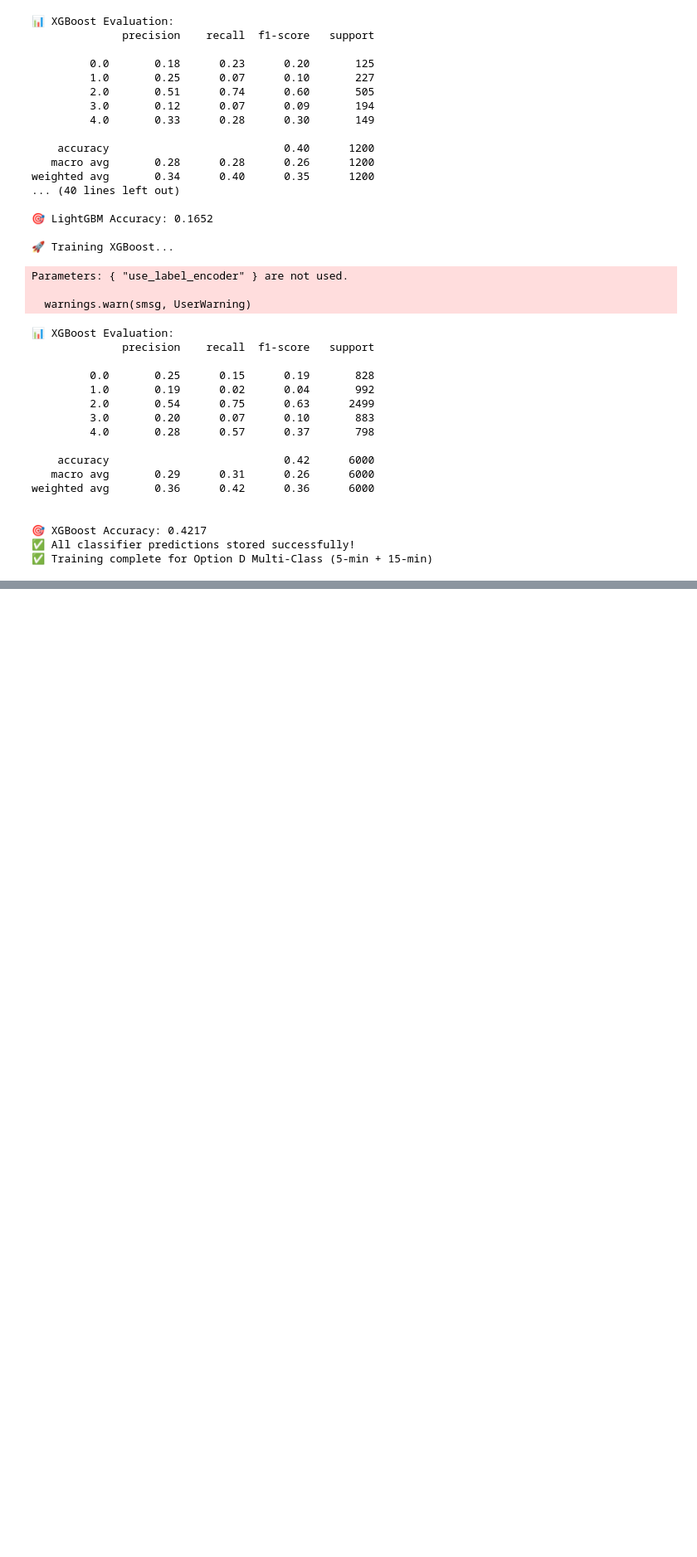
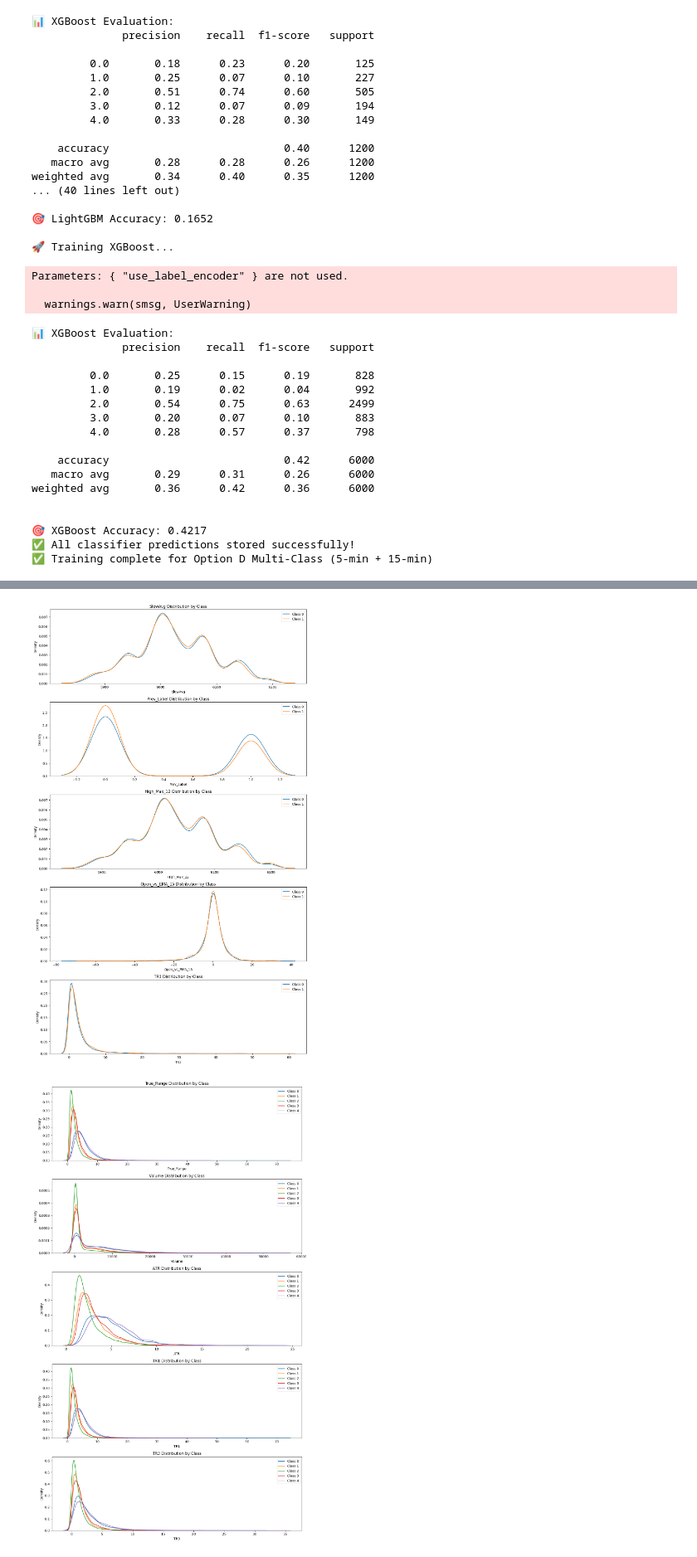
Before and after one commit to OfirItzhaky/intra-algo, a Jupyter notebook: backend/improving_classifiers_30000.ipynb, the cells around one changed output, grey strips where cells are left out. Shown at 83% size. Cells and saved outputs as stored; diff of their text form; code cells hidden in the pictures; blank space fills up the shorter version.

```diff
--- a/backend/improving_classifiers_30000.ipynb
+++ b/backend/improving_classifiers_30000.ipynb
@@ -2773,0 +3156,68 @@ weighted avg       0.36      0.42      0.36      6000
+# %%
+def plot_feature_distributions(trainer_obj, name, X_train, y_train, top_features=None, n_features=5):
+    """
+    Plot feature distributions separated by class.
+
+    Args:
+        trainer_obj: The trainer object
+        name: String name for the model
+        X_train: Training features DataFrame
+        y_train: Training labels Series
+        top_features: List of top feature names (if None, uses all features)
+        n_features: Number of top features to visualize
+    """
+    # Get feature names from the model
+    if hasattr(trainer_obj.rf_results["model"], "feature_names_in_"):
+        feature_names = trainer_obj.rf_results["model"].feature_names_in_
+    else:
+        feature_names = X_train.columns.tolist()
+
+    # Select features to analyze
+    if top_features is not None:
+        selected_indices = [list(feature_names).index(feat) for feat in top_features[:n_features] if feat in feature_names]
+        selected_features = [feature_names[i] for i in selected_indices]
+    else:
+        selected_features = feature_names[:n_features]
+
+    # Create DataFrame
+    df = pd.DataFrame(X_train, columns=feature_names)
+    df['target'] = y_train
+
+    # Visualize distributions
+    fig, axes = plt.subplots(len(selected_features), 1, figsize=(12, 4*len(selected_features)))
+    if len(selected_features) == 1:
+        axes = [axes]
+
+    for i, feature in enumerate(selected_features):
+        ax = axes[i]
+        for target_class in np.unique(y_train):
+            sns.kdeplot(df[df['target'] == target_class][feature],
+                        label=f"Class {target_class}", ax=ax)
+        ax.set_title(f"{feature} Distribution by Class")
+        ax.legend()
+
+    plt.tight_layout()
+    plt.show()
+
+# Plot distributions for top features from permutation importance
+plot_feature_distributions(
+    classifier_trainer_all_goal_c,
+    "Goal C",
+    classifier_X_train_bal_all_goal_c,  # Use the balanced training data
+    classifier_y_train_bal_all_goal_c,
+    top_features=perm_names_c,
+    n_features=5
+)
+
+# For Option D, replace with your actual variable names
+plot_feature_distributions(
+    classifier_trainer_d_15m,
+    "Option D",
+    classifier_X_train_bal_d_15m,  # Replace with your actual variable name
+    classifier_y_train_bal_d_15m,  # Replace with your actual variable name
+    top_features=perm_names_d,
+    n_features=5
+)
+# %% [output]
+[figure, added]
+[figure, added]
```
Also changed, not shown: parts of 9 cells of this notebook, 16 other files.
